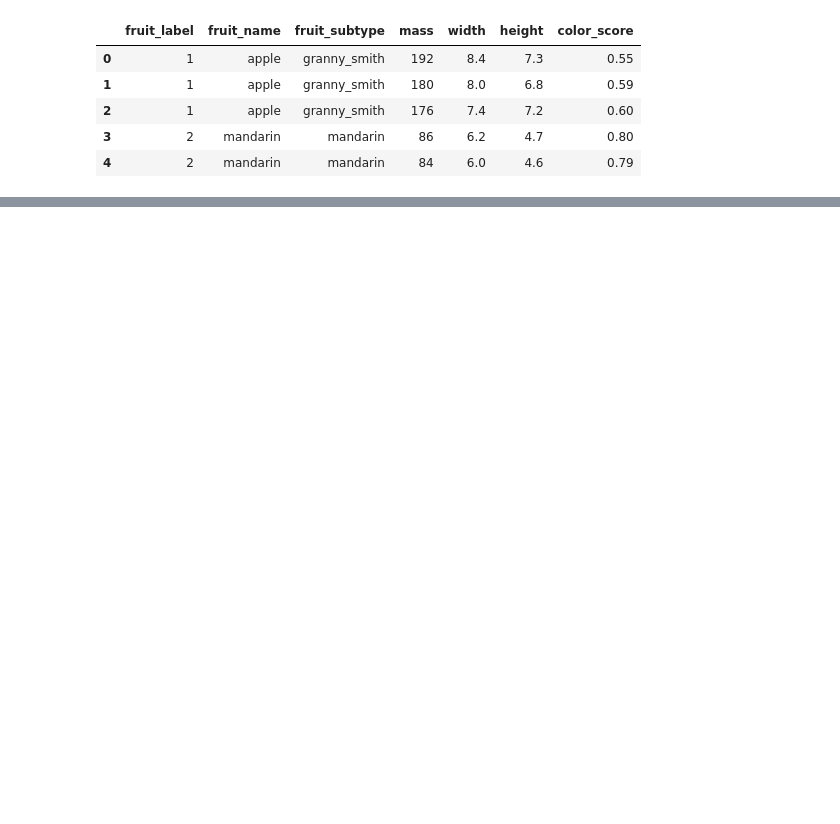
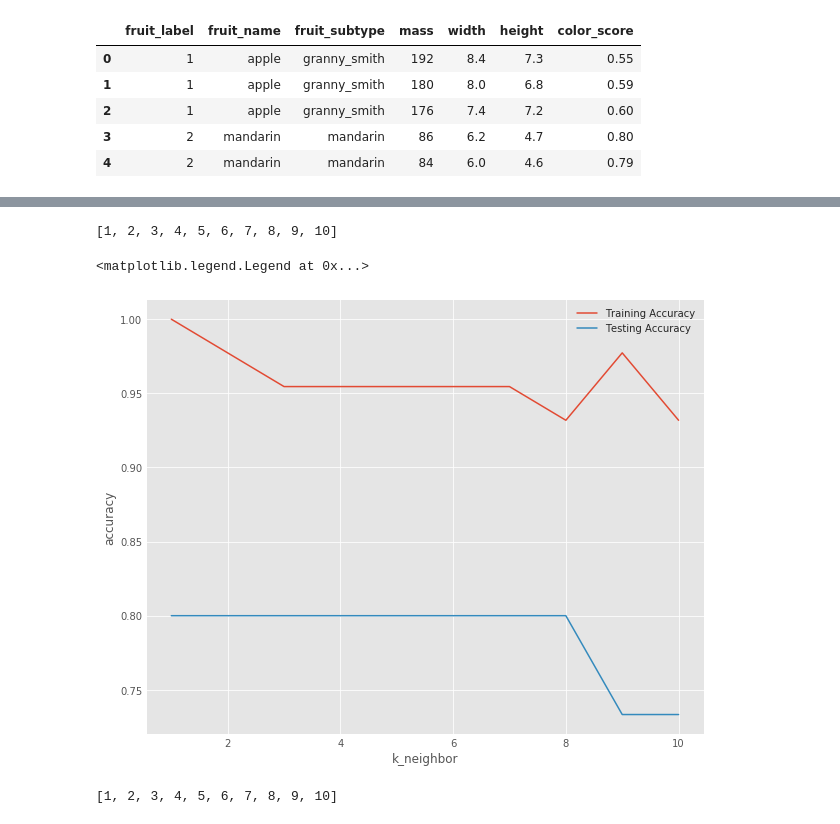
Before and after one commit to leidaguo/ml-analysis, a Jupyter notebook: Supervised Learning/Supervised Learning - Part - 1.ipynb, the cells around one changed output, grey strips where cells are left out. Cells and saved outputs as stored; diff of their text form; code cells hidden in the pictures; blank space fills up the shorter version.

```diff
--- a/Supervised Learning/Supervised Learning - Part - 1.ipynb
+++ b/Supervised Learning/Supervised Learning - Part - 1.ipynb
@@ -29,7 +58,6 @@ fruits.head()
 | 4 | 2 | mandarin | mandarin | 84 | 6.0 | 4.6 | 0.79 |
 # %%
 fruit_features = [col for i, col in enumerate(fruits.columns) if i > 2]
-x_fruits = fruits[fruit_features]
+fruits_x = fruits[fruit_features]
 fruit_names = fruits.fruit_name.unique()
-y_fruits = fruits.fruit_name
-fruit_names
+fruits_y = fruits.fruit_label
@@ -40,0 +64,29 @@ TypeError: 'RangeIndex' object is not callable
+# %%
+train_x, test_x, train_y, test_y = train_test_split(fruits_x, fruits_y, random_state = 0)
+# %%
+training_accuracy = []
+testing_accuracy = []
+k_neighbor_setting = range(1, 11)
+print(k_neighbor_setting)
+# %% [output]
+[1, 2, 3, 4, 5, 6, 7, 8, 9, 10]
+# %%
+for neighbor in k_neighbor_setting:
+    knn = KNeighborsClassifier(n_neighbors = neighbor)
+    knn.fit(train_x, train_y)
+
+    train_acc = knn.score(train_x, train_y)
+    training_accuracy.append(train_acc)
+
+    test_acc = knn.score(test_x, test_y)
+    testing_accuracy.append(test_acc)
+# %%
+plt.figure(figsize = (10, 8))
+plt.plot(k_neighbor_setting, training_accuracy, label = "Training Accuracy")
+plt.plot(k_neighbor_setting, testing_accuracy, label = "Testing Accuracy")
+plt.xlabel("k_neighbor")
+plt.ylabel("accuracy")
+plt.legend()
+# %% [output]
+<matplotlib.legend.Legend at 0x...>
+[figure, added]
@@ -40,0 +97,7 @@ TypeError: 'RangeIndex' object is not callable
+# %%
+training_accuracy = []
+testing_accuracy = []
+k_neighbor_setting = range(1, 11)
+print(k_neighbor_setting)
+# %% [output]
+[1, 2, 3, 4, 5, 6, 7, 8, 9, 10]
```
Also changed, not shown: parts of 11 cells of this notebook.
